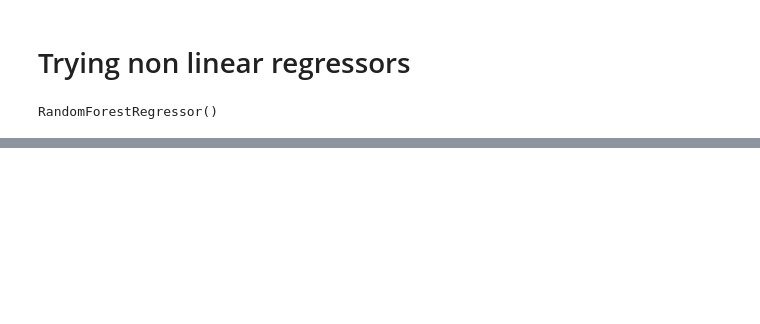
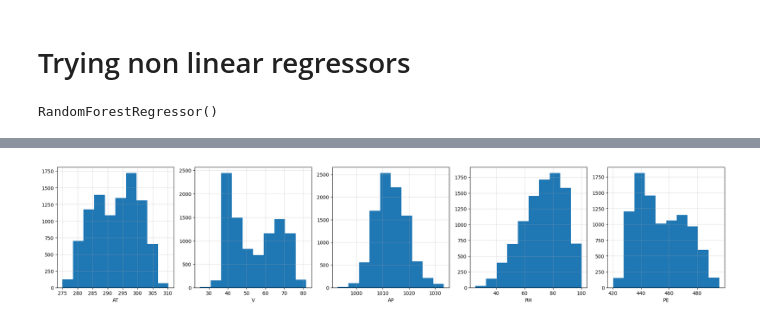
Before and after one commit to HibernatingBunny067/ClassicalMachineLearning-ISL, a Jupyter notebook: energy_pred.ipynb, the cells around one changed output, grey strips where cells are left out. Saved outputs shown, nothing was run; the diff lists cells and outputs as text; code cells hidden in the pictures; blank space fills up the shorter version.

```diff
--- a/energy_pred.ipynb
+++ b/energy_pred.ipynb
@@ -178,0 +188,10 @@ non_pred2 = non_model2.predict(x_test_transformed)
+# %%
+plt.figure(figsize=(20,20))
+for idx,features in enumerate(df.columns):
+    plt.subplot(len(df.columns),len(df.columns),idx+1)
+    plt.hist(df[features])
+    plt.xlabel(features)
+    plt.grid(alpha=0.4)
+plt.tight_layout()
+# %% [output]
+[figure, added]
```
Also changed, not shown: parts of 9 cells of this notebook, 2 other files.
